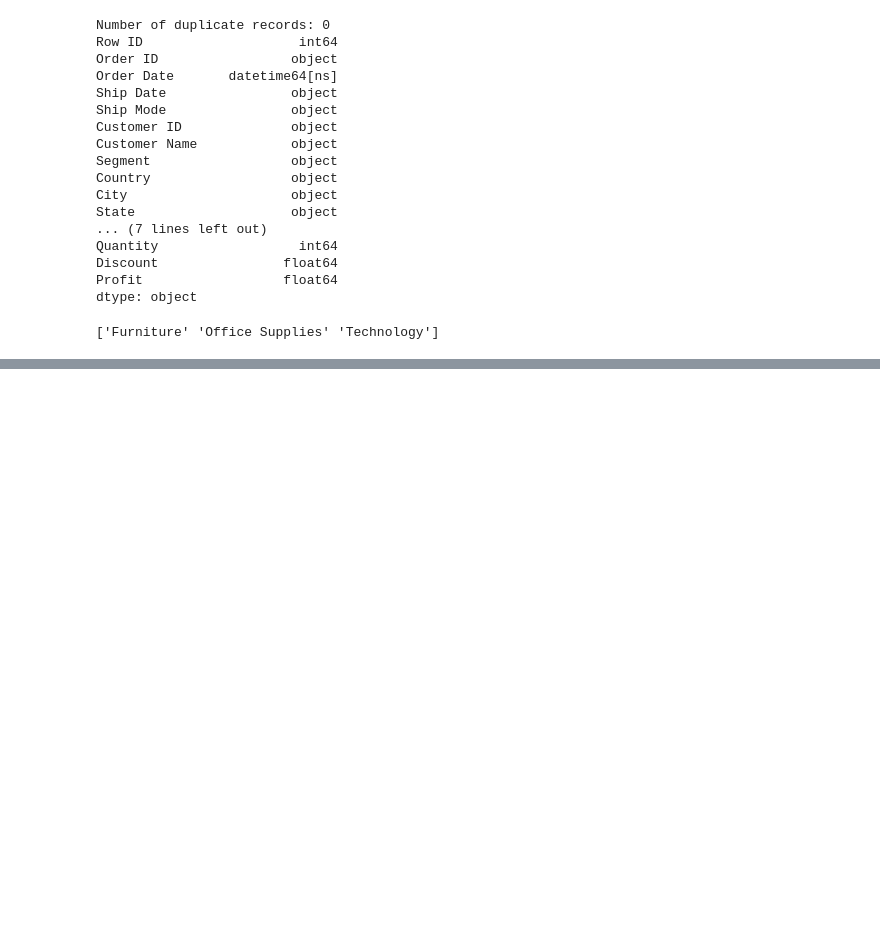
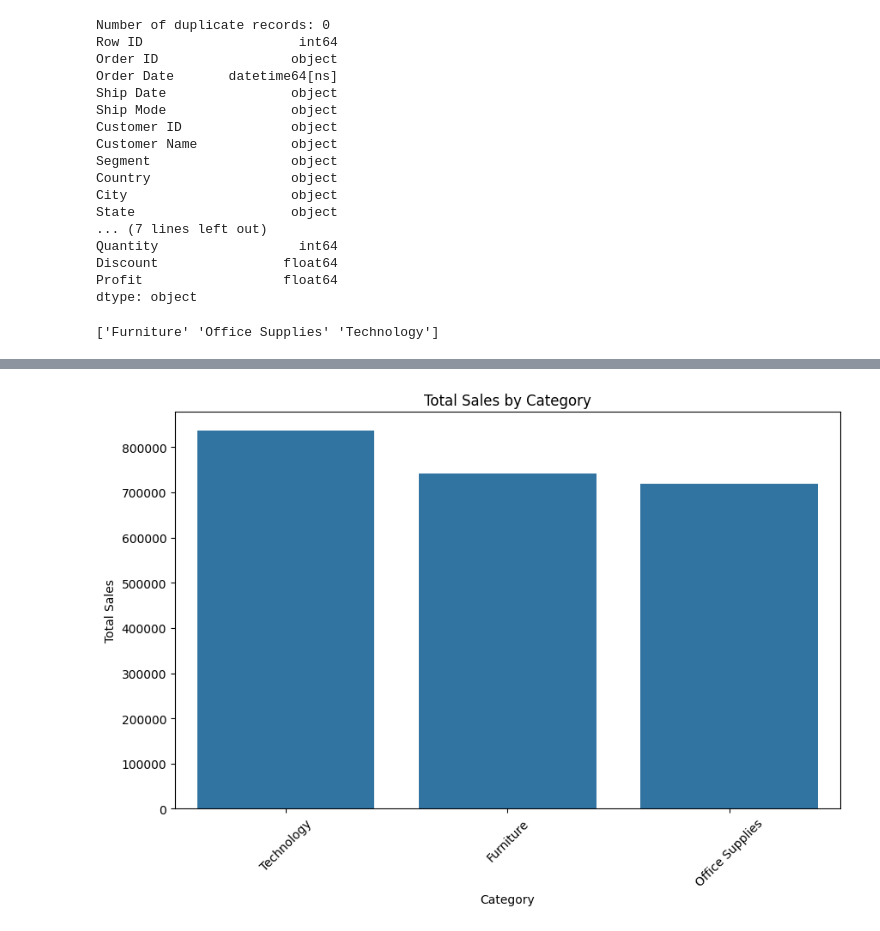
Before and after one commit to om1dev/retail-sales-eda, a Jupyter notebook: notebooks/notebbok1.ipynb, the cells around one changed output, grey strips where cells are left out. Saved outputs shown, nothing was run; the diff lists cells and outputs as text; code cells hidden in the pictures; blank space fills up the shorter version.

```diff
--- a/notebooks/notebbok1.ipynb
+++ b/notebooks/notebbok1.ipynb
@@ -32,7 +32,7 @@ import pandas as pd
 
 
 # Load the dataset using pandas.
-df = pd.read_csv('../data/Sample.csv', encoding='latin1')
+df = pd.read_csv('../data/Sample.csv', encoding='unicode_escape')
 
 df.head()
 # %% [output]
@@ -158,3 +158,13 @@ dtype: object
 print(df_cleaned['Category'].unique())
 # %% [output]
 ['Furniture' 'Office Supplies' 'Technology']
+# %%
+# Stage 4 – Exploratory Data Analysis
+
+# 1 Identify top performing product categories.
+top_categories = df_cleaned.groupby('Category')['Sales'].sum().sort_values(ascending=False)
+print(top_categories)
+
+# 2 Analyze sales distribution across regions.
+sales_by_region = df_cleaned.groupby('Region')['Sales'].sum().sort_values(ascending=False)
+print(sales_by_region)
@@ -160,0 +217,15 @@ print(df_cleaned['Category'].unique())
+# %%
+# Stage 5 – Visualization
+
+# 1)  Create bar charts for category sales with seaborn.
+import seaborn as sns
+import matplotlib.pyplot as plt
+plt.figure(figsize=(10, 6))
+sns.barplot(x=top_categories.index, y=top_categories.values)
+plt.title('Total Sales by Category')
+plt.xlabel('Category')
+plt.ylabel('Total Sales')
+plt.xticks(rotation=45)
+plt.show()
+# %% [output]
+[figure, added]
```
Also changed, not shown: parts of 8 cells of this notebook.
